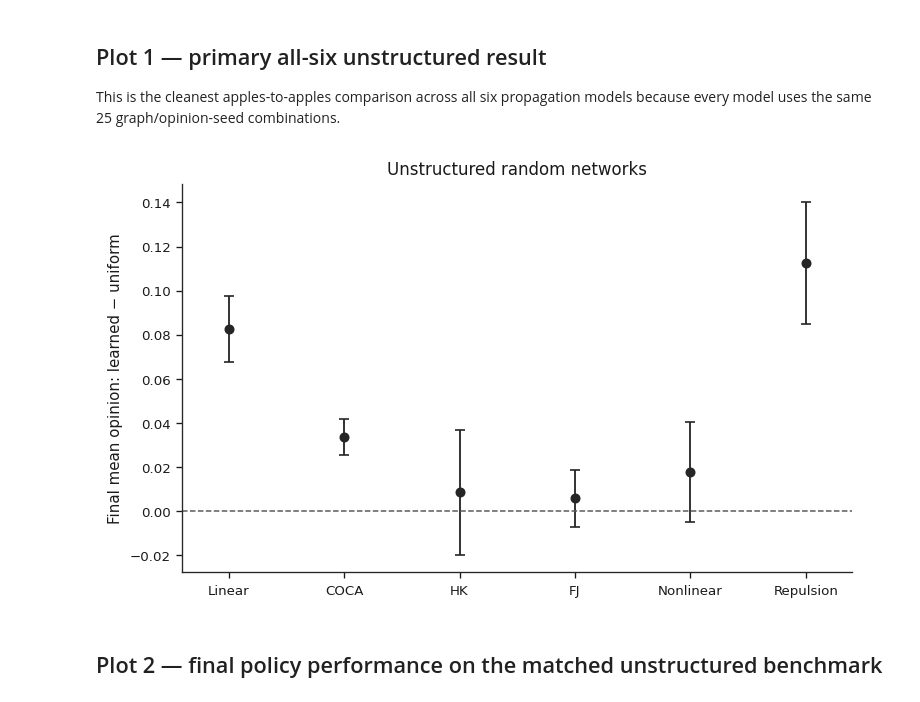
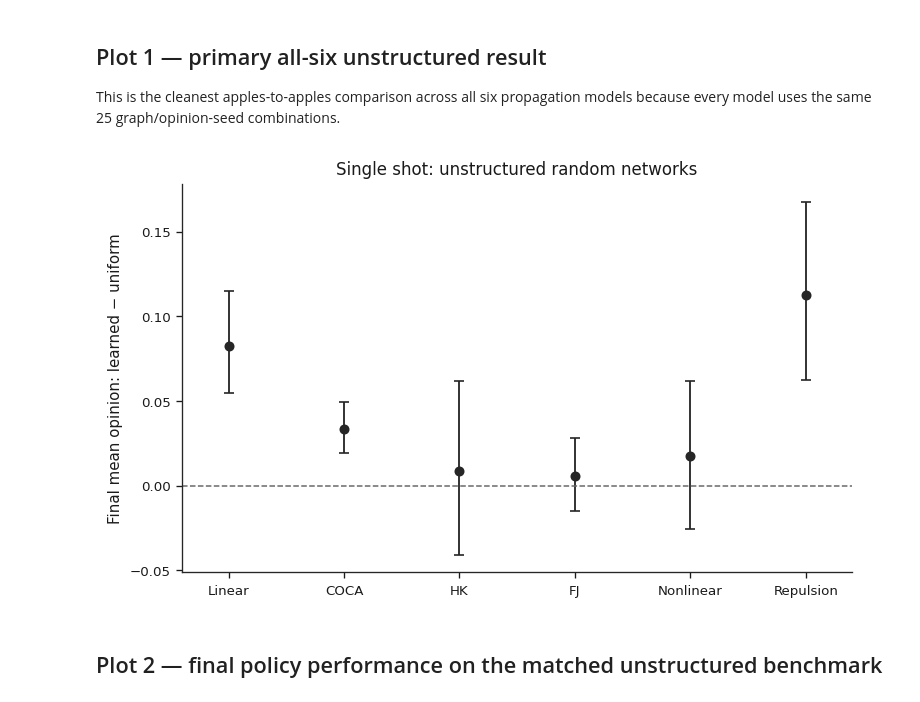
Before and after one commit to mariusdgm/unknown_graph_networks, a Jupyter notebook: opinion_dynamics/experiments/analyze_2026_08_17_broad_all_dynamics_multitopology_final_TABLES.ipynb, the cells around one changed output. Cells and saved outputs as stored; diff of their text form; code cells hidden in the pictures.

```diff
--- a/opinion_dynamics/experiments/analyze_2026_08_17_broad_all_dynamics_multitopology_final_FIXED.ipynb
+++ b/opinion_dynamics/experiments/analyze_2026_08_17_broad_all_dynamics_multitopology_final_TABLES.ipynb
@@ -723,60 +805,37 @@ models because every model uses the same 25 graph/opinion-seed combinations.
 # %%
 rows = unstructured_summary_df.copy()
 
-means = rows["learned_minus_uniform_final_mean"].to_numpy()
-cis = rows["final_ci95_half"].to_numpy()
-labels = [
-    DYNAMICS_LABELS[d]
-    for d in rows["dynamics"]
-]
+means = rows["learned_minus_uniform_final_mean"].to_numpy(dtype=float)
+lows = rows["learned_minus_uniform_final_ci_low"].to_numpy(dtype=float)
+highs = rows["learned_minus_uniform_final_ci_high"].to_numpy(dtype=float)
+cis = np.vstack([means - lows, highs - means])
+labels = [DYNAMICS_LABELS[d] for d in rows["dynamics"]]
 
 fig, ax = plt.subplots(figsize=(7.2, 4.2))
-
 x = np.arange(len(rows))
 
-if PLOT_STYLE == "paper_bw":
-    ax.errorbar(
-        x,
-        means,
-        yerr=cis,
-        fmt="o",
-        markersize=5,
-        linewidth=1.1,
-        capsize=3,
-        color="0.15",
-    )
-else:
-    ax.errorbar(
-        x,
-        means,
-        yerr=cis,
-        fmt="o",
-        markersize=6,
-        linewidth=1.3,
-        capsize=3,
-        color=POLICY_STYLE["learned"]["color"],
-    )
-
-ax.axhline(
-    0.0,
-    color="0.35" if PLOT_STYLE == "paper_bw" else "0.45",
-    linewidth=0.9,
-    linestyle="--",
+ax.errorbar(
+    x,
+    means,
+    yerr=cis,
+    fmt="o",
+    markersize=5,
+    linewidth=1.1,
+    capsize=3,
+    color=("0.15" if PLOT_STYLE == "paper_bw" else POLICY_STYLE["learned"]["color"]),
 )
+ax.axhline(0.0, color="0.4", linewidth=0.9, linestyle="--")
 ax.set_xticks(x)
 ax.set_xticklabels(labels)
 ax.set_ylabel("Final mean opinion: learned − uniform")
-ax.set_title("Unstructured random networks")
+ax.set_title("Single shot: unstructured random networks")
 ax.margins(x=0.08)
 
-save_figure(
-    fig,
-    "01_unstructured_all_dynamics_learned_minus_uniform",
-)
+save_figure(fig, "01_unstructured_all_dynamics_learned_minus_uniform")
 plt.show()
 plt.close(fig)
 # %% [output]
-[figure, old version]
+[figure, new version]
 # %% [markdown]
 ## Plot 2 — final policy performance on the matched unstructured benchmark
 # %%
```
Also changed, not shown: parts of 17 cells of this notebook, 3 other files.
